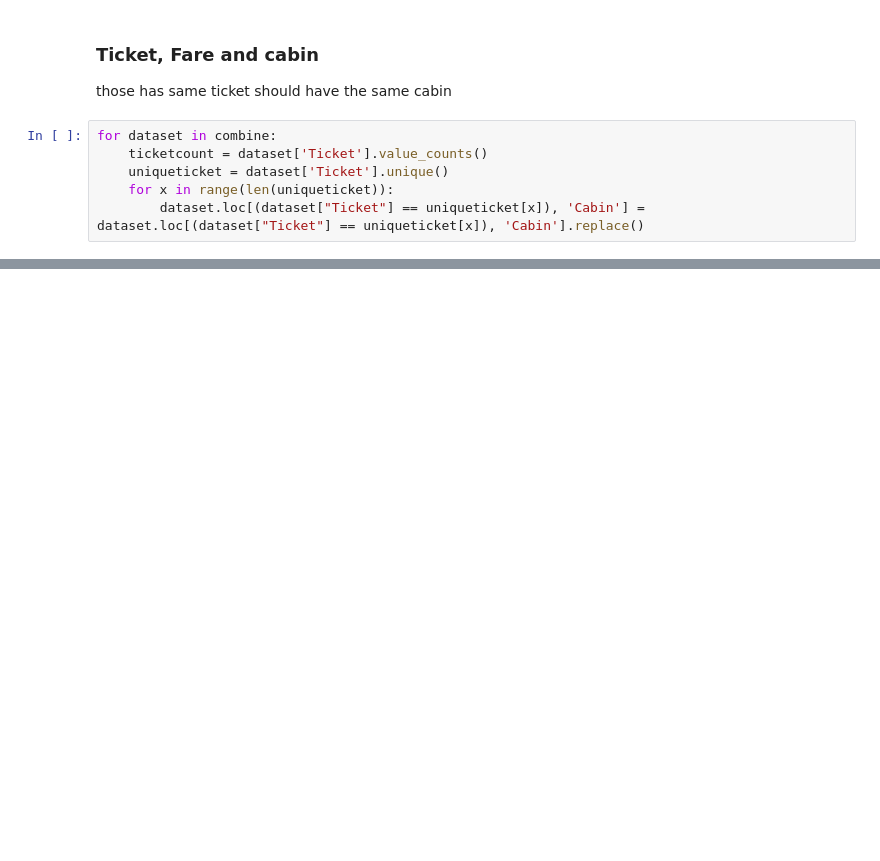
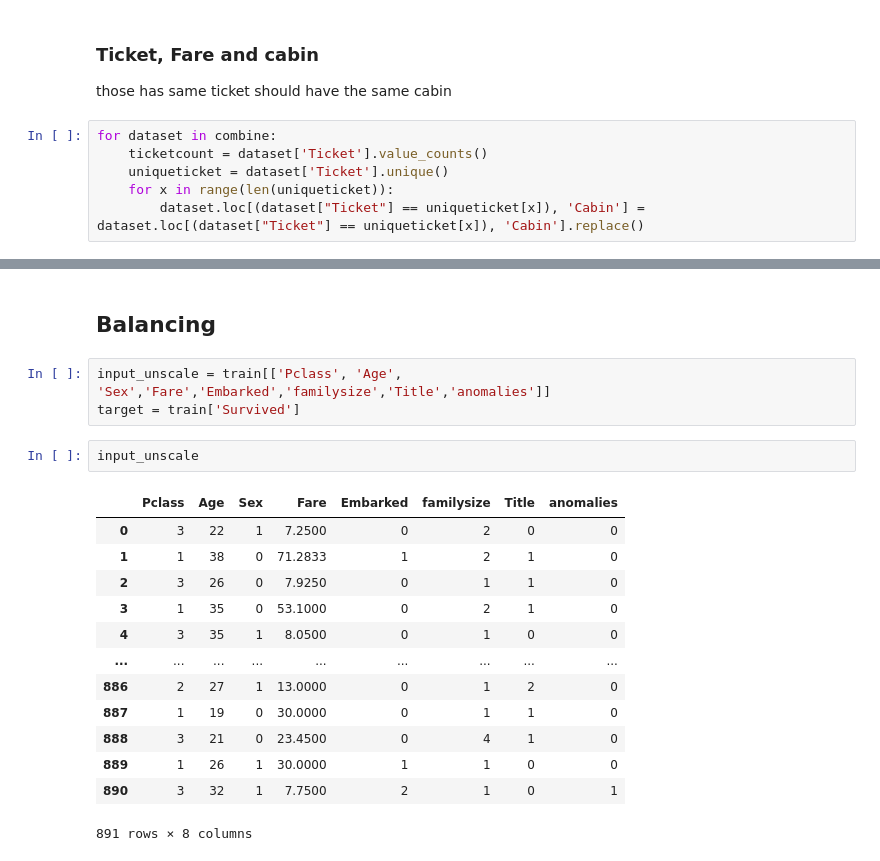
Before and after one commit to chienazazaz/Titanic, a Jupyter notebook: Titanic2.ipynb, the cells around one changed output, grey strips where cells are left out. Drawn from its saved outputs; the diff is of its cells as text; blank space fills up the shorter version.

```diff
--- a/Titanic2.ipynb
+++ b/Titanic2.ipynb
@@ -255,0 +398,21 @@ for dataset in combine:
+# %% [markdown]
+## Balancing
+# %%
+input_unscale = train[['Pclass', 'Age', 'Sex','Fare','Embarked','familysize','Title','anomalies']]
+target = train['Survived']
+# %%
+input_unscale
+# %% [output]
+|  | Pclass | Age | Sex | Fare | Embarked | familysize | Title | anomalies |
+| 0 | 3 | 22 | 1 | 7.2500 | 0 | 2 | 0 | 0 |
+| 1 | 1 | 38 | 0 | 71.2833 | 1 | 2 | 1 | 0 |
+| 2 | 3 | 26 | 0 | 7.9250 | 0 | 1 | 1 | 0 |
+| 3 | 1 | 35 | 0 | 53.1000 | 0 | 2 | 1 | 0 |
+| 4 | 3 | 35 | 1 | 8.0500 | 0 | 1 | 0 | 0 |
+| ... | ... | ... | ... | ... | ... | ... | ... | ... |
+| 886 | 2 | 27 | 1 | 13.0000 | 0 | 1 | 2 | 0 |
+| 887 | 1 | 19 | 0 | 30.0000 | 0 | 1 | 1 | 0 |
+| 888 | 3 | 21 | 0 | 23.4500 | 0 | 4 | 1 | 0 |
+| 889 | 1 | 26 | 1 | 30.0000 | 1 | 1 | 0 | 0 |
+| 890 | 3 | 32 | 1 | 7.7500 | 2 | 1 | 0 | 1 |
+891 rows × 8 columns
```
Also changed, not shown: parts of 42 cells of this notebook.
